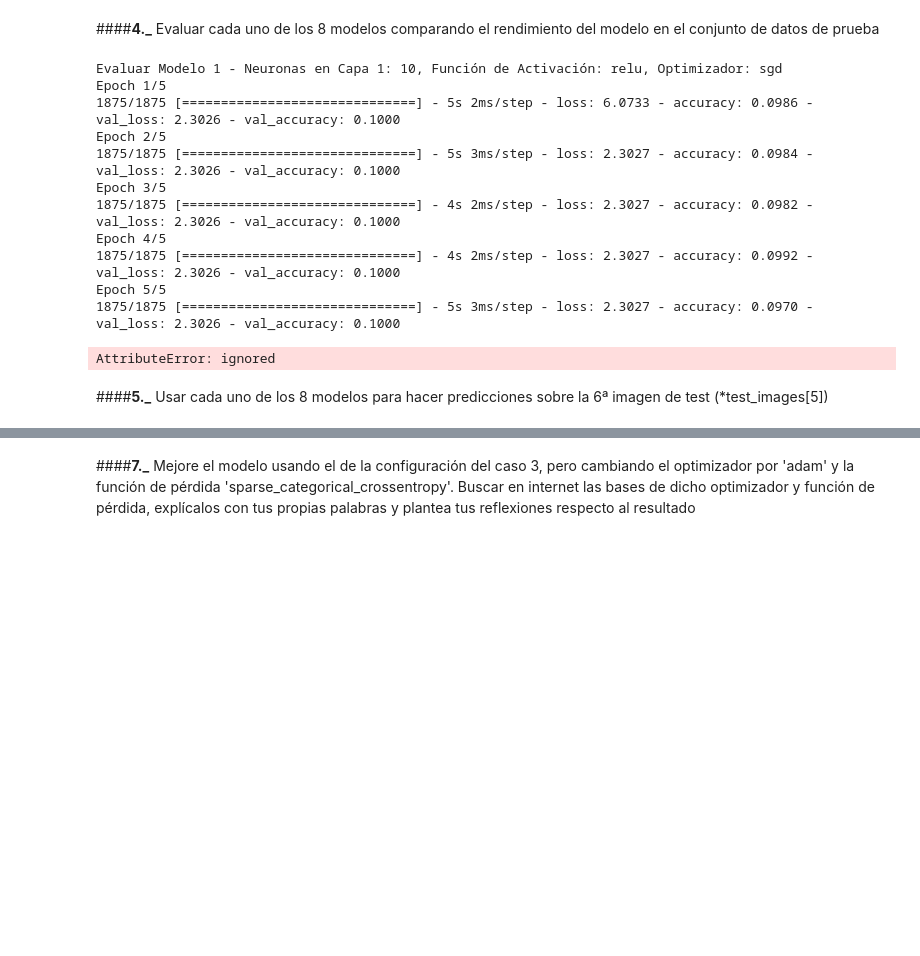
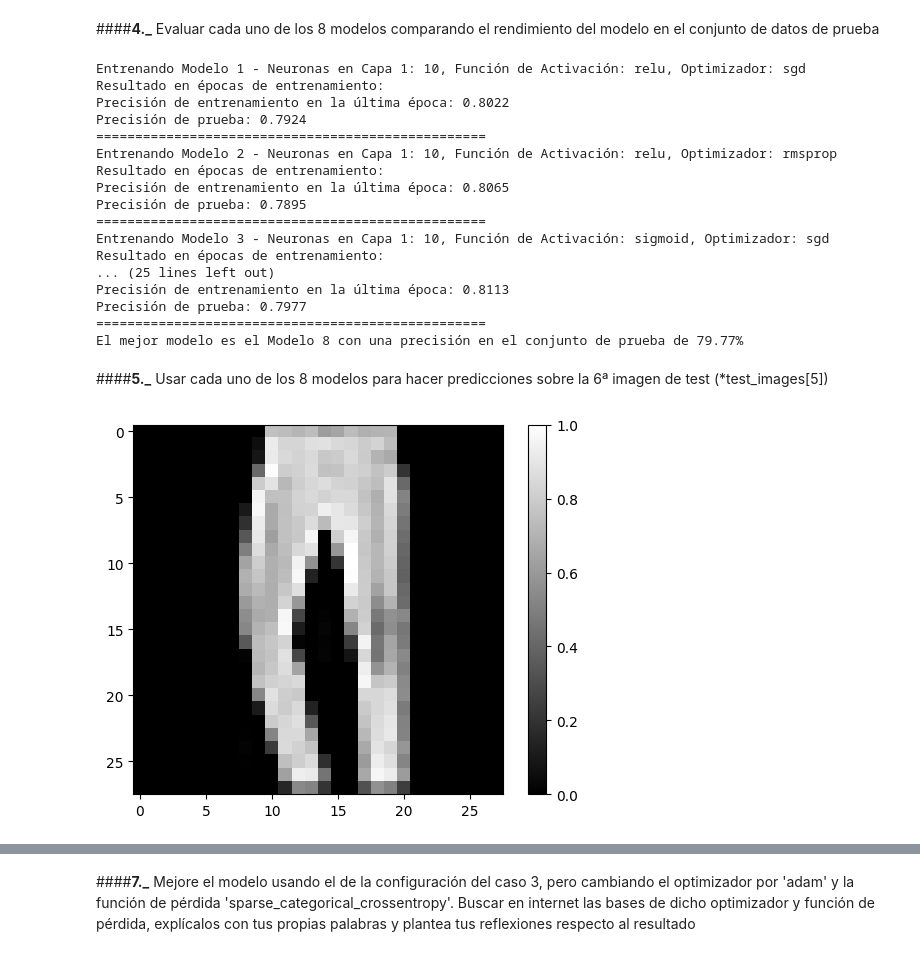
Before and after one commit to claudiaesnarrizaga/APRENDIZAJE_AUTOMATICO_23_24, a Jupyter notebook: Práctica_1_Diseño,_Entrenamiento_y_Test_de_un_Sistema_de_Redes_de_Neuronas_Artificiales_.ipynb, the cells around one changed output, grey strips where cells are left out. Drawn from its saved outputs; the diff is of its cells as text; code cells hidden in the pictures; blank space fills up the shorter version.

```diff
--- a/Práctica_1_Diseño,_Entrenamiento_y_Test_de_un_Sistema_de_Redes_de_Neuronas_Artificiales_.ipynb
+++ b/Práctica_1_Diseño,_Entrenamiento_y_Test_de_un_Sistema_de_Redes_de_Neuronas_Artificiales_.ipynb
@@ -337,39 +353,69 @@ En general, en ambos modelos, el modelo entrenado con 25 épocas parece tener un
 # %% [markdown]
 ####**4._** Evaluar cada uno de los 8 modelos comparando el rendimiento del modelo en el conjunto de datos de prueba
 # %%
-# Evaluar y comparar los modelos en el conjunto de prueba
-model_accuracies = []
+# Importa Sequential desde keras.models
+from keras.models import Sequential
+
+# Define y compila el modelo fuera del bucle
+model = Sequential()
+model.add(Flatten(input_shape=(28, 28)))
+model.add(Dense(neurons, activation=activation))
+model.add(Dense(10, activation='softmax'))
+model.compile(optimizer=optimizer, loss='sparse_categorical_crossentropy', metrics=['accuracy'])
+
+
+model_accuracies = []  # Almacenar las precisiones de los modelos
 
 for i, caso in enumerate(configs):
     neurons, activation, optimizer, epochs = caso
-    print("Evaluar Modelo {} - Neuronas en Capa 1: {}, Función de Activación: {}, Optimizador: {}".format(i + 1, neurons, activation, optimizer))
-    model = train_model(neurons, activation, optimizer, epochs)
+    print("Entrenando Modelo {} - Neuronas en Capa 1: {}, Función de Activación: {}, Optimizador: {}".format(i + 1, neurons, activation, optimizer))
+
+    # No es necesario compilar nuevamente dentro de train_model
+    history = model.fit(train_images, train_labels, epochs=epochs, verbose=0)
 
     # Evaluar el modelo en el conjunto de prueba
     test_loss, test_accuracy = model.evaluate(test_images, test_labels, verbose=0)
     model_accuracies.append(test_accuracy)
 
-    print("Precisión en el conjunto de prueba: {}".format(test_accuracy))
+    print("Resultado en épocas de entrenamiento:")
+    print("Precisión de entrenamiento en la última época: {:.4f}".format(history.history['accuracy'][-1]))
+    print("Precisión de prueba: {:.4f}".format(test_accuracy))
     print("="*50)
 
 # Comparar las precisiones de los modelos
 best_model_index = model_accuracies.index(max(model_accuracies))
 best_model_accuracy = max(model_accuracies)
 
-
-#print("El mejor modelo es el Modelo {} con una precisión en el conjunto de prueba de {}".format(best_model_index + 1,best_model_accuracy*100:.2f))
+print("El mejor modelo es el Modelo {} con una precisión en el conjunto de prueba de {:.2f}%".format(best_model_index + 1, best_model_accuracy*100))
 # %% [output]
-Evaluar Modelo 1 - Neuronas en Capa 1: 10, Función de Activación: relu, Optimizador: sgd
-Epoch 1/5
-1875/1875 [==============================] - 5s 2ms/step - loss: 6.0733 - accuracy: 0.0986 - val_loss: 2.3026 - val_accuracy: 0.1000
-Epoch 2/5
-1875/1875 [==============================] - 5s 3ms/step - loss: 2.3027 - accuracy: 0.0984 - val_loss: 2.3026 - val_accuracy: 0.1000
-Epoch 3/5
-1875/1875 [==============================] - 4s 2ms/step - loss: 2.3027 - accuracy: 0.0982 - val_loss: 2.3026 - val_accuracy: 0.1000
-Epoch 4/5
-1875/1875 [==============================] - 4s 2ms/step - loss: 2.3027 - accuracy: 0.0992 - val_loss: 2.3026 - val_accuracy: 0.1000
-Epoch 5/5
-1875/1875 [==============================] - 5s 3ms/step - loss: 2.3027 - accuracy: 0.0970 - val_loss: 2.3026 - val_accuracy: 0.1000
+Entrenando Modelo 1 - Neuronas en Capa 1: 10, Función de Activación: relu, Optimizador: sgd
+Resultado en épocas de entrenamiento:
+Precisión de entrenamiento en la última época: 0.8022
+Precisión de prueba: 0.7924
+==================================================
+Entrenando Modelo 2 - Neuronas en Capa 1: 10, Función de Activación: relu, Optimizador: rmsprop
+Resultado en épocas de entrenamiento:
+Precisión de entrenamiento en la última época: 0.8065
+Precisión de prueba: 0.7895
+==================================================
+Entrenando Modelo 3 - Neuronas en Capa 1: 10, Función de Activación: sigmoid, Optimizador: sgd
+Resultado en épocas de entrenamiento:
+... (25 lines left out)
+Precisión de entrenamiento en la última época: 0.8113
+Precisión de prueba: 0.7977
+==================================================
+El mejor modelo es el Modelo 8 con una precisión en el conjunto de prueba de 79.77%
-AttributeError: ignored
 # %% [markdown]
 ####**5._** Usar cada uno de los 8 modelos para hacer predicciones sobre la 6ª imagen de test (*test_images[5])
+# %%
+import matplotlib.pyplot as plt
+
+# Supongamos que test_images[5] es una matriz bidimensional de 28x28 píxeles.
+
+plt.figure()
+plt.imshow(test_images[5].reshape(28, 28), cmap='gray')  # Asegúrate de que la forma sea (28, 28)
+plt.colorbar()
+plt.grid(False)
+plt.show()
+# %% [output]
+[figure, added]
```
Also changed, not shown: parts of 36 cells of this notebook.
